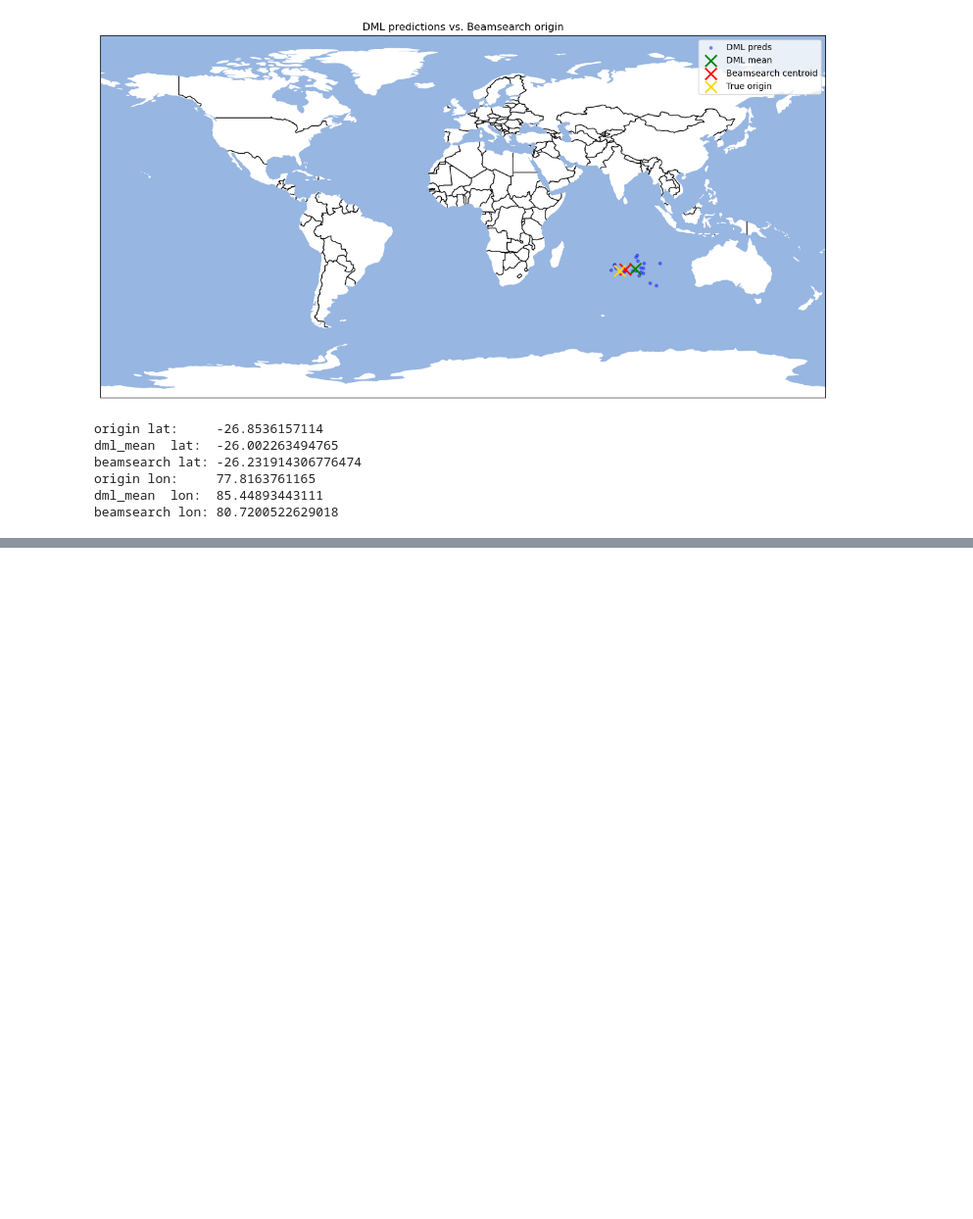
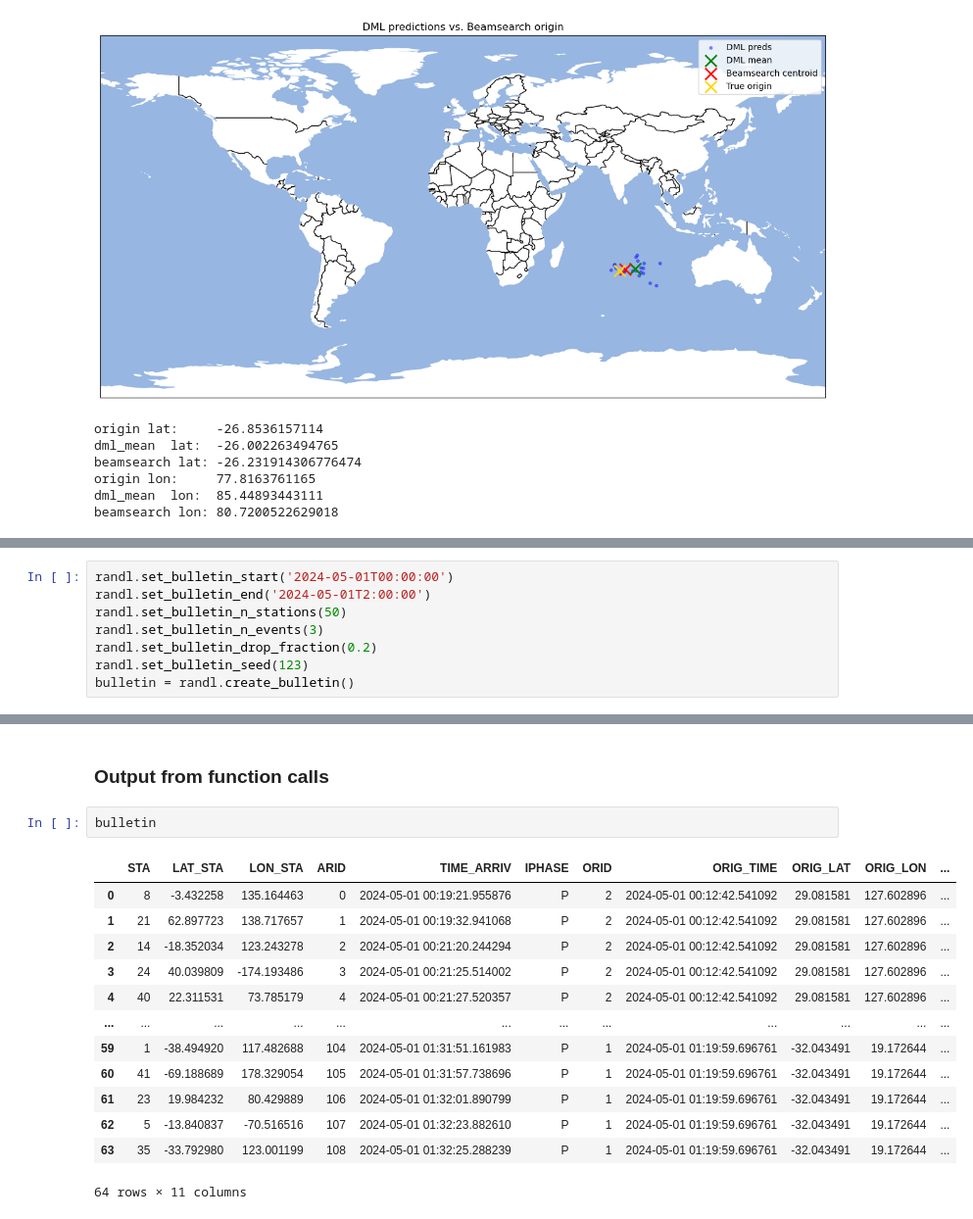
Before and after one commit to JPaceGTC/randl_client, a Jupyter notebook: Client_Example_Use.ipynb, the cells around one changed output, grey strips where cells are left out. Shown: that part at 98% size. Drawn from its saved outputs; the diff is of its cells as text; blank space fills up the shorter version.

```diff
--- a/Client_Example_Use.ipynb
+++ b/Client_Example_Use.ipynb
@@ -170,0 +173,8 @@ beamsearch lon: 80.7200522629018
+# %%
+randl.set_bulletin_start('2024-05-01T00:00:00')
+randl.set_bulletin_end('2024-05-01T2:00:00')
+randl.set_bulletin_n_stations(50)
+randl.set_bulletin_n_events(3)
+randl.set_bulletin_drop_fraction(0.2)
+randl.set_bulletin_seed(123)
+bulletin = randl.create_bulletin()
@@ -170,0 +274,18 @@ beamsearch lon: 80.7200522629018
+# %% [markdown]
+### Output from function calls
+# %%
+bulletin
+# %% [output]
+|  | STA | LAT_STA | LON_STA | ARID | TIME_ARRIV | IPHASE | ORID | ORIG_TIME | ORIG_LAT | ORIG_LON | ... |
+| 0 | 8 | -3.432258 | 135.164463 | 0 | 2024-05-01 00:19:21.955876 | P | 2 | 2024-05-01 00:12:42.541092 | 29.081581 | 127.602896 | ... |
+| 1 | 21 | 62.897723 | 138.717657 | 1 | 2024-05-01 00:19:32.941068 | P | 2 | 2024-05-01 00:12:42.541092 | 29.081581 | 127.602896 | ... |
+| 2 | 14 | -18.352034 | 123.243278 | 2 | 2024-05-01 00:21:20.244294 | P | 2 | 2024-05-01 00:12:42.541092 | 29.081581 | 127.602896 | ... |
+| 3 | 24 | 40.039809 | -174.193486 | 3 | 2024-05-01 00:21:25.514002 | P | 2 | 2024-05-01 00:12:42.541092 | 29.081581 | 127.602896 | ... |
+| 4 | 40 | 22.311531 | 73.785179 | 4 | 2024-05-01 00:21:27.520357 | P | 2 | 2024-05-01 00:12:42.541092 | 29.081581 | 127.602896 | ... |
+| ... | ... | ... | ... | ... | ... | ... | ... | ... | ... | ... | ... |
+| 59 | 1 | -38.494920 | 117.482688 | 104 | 2024-05-01 01:31:51.161983 | P | 1 | 2024-05-01 01:19:59.696761 | -32.043491 | 19.172644 | ... |
+| 60 | 41 | -69.188689 | 178.329054 | 105 | 2024-05-01 01:31:57.738696 | P | 1 | 2024-05-01 01:19:59.696761 | -32.043491 | 19.172644 | ... |
+| 61 | 23 | 19.984232 | 80.429889 | 106 | 2024-05-01 01:32:01.890799 | P | 1 | 2024-05-01 01:19:59.696761 | -32.043491 | 19.172644 | ... |
+| 62 | 5 | -13.840837 | -70.516516 | 107 | 2024-05-01 01:32:23.882610 | P | 1 | 2024-05-01 01:19:59.696761 | -32.043491 | 19.172644 | ... |
+| 63 | 35 | -33.792980 | 123.001199 | 108 | 2024-05-01 01:32:25.288239 | P | 1 | 2024-05-01 01:19:59.696761 | -32.043491 | 19.172644 | ... |
+64 rows × 11 columns
```
Also changed, not shown: parts of 8 cells of this notebook.
